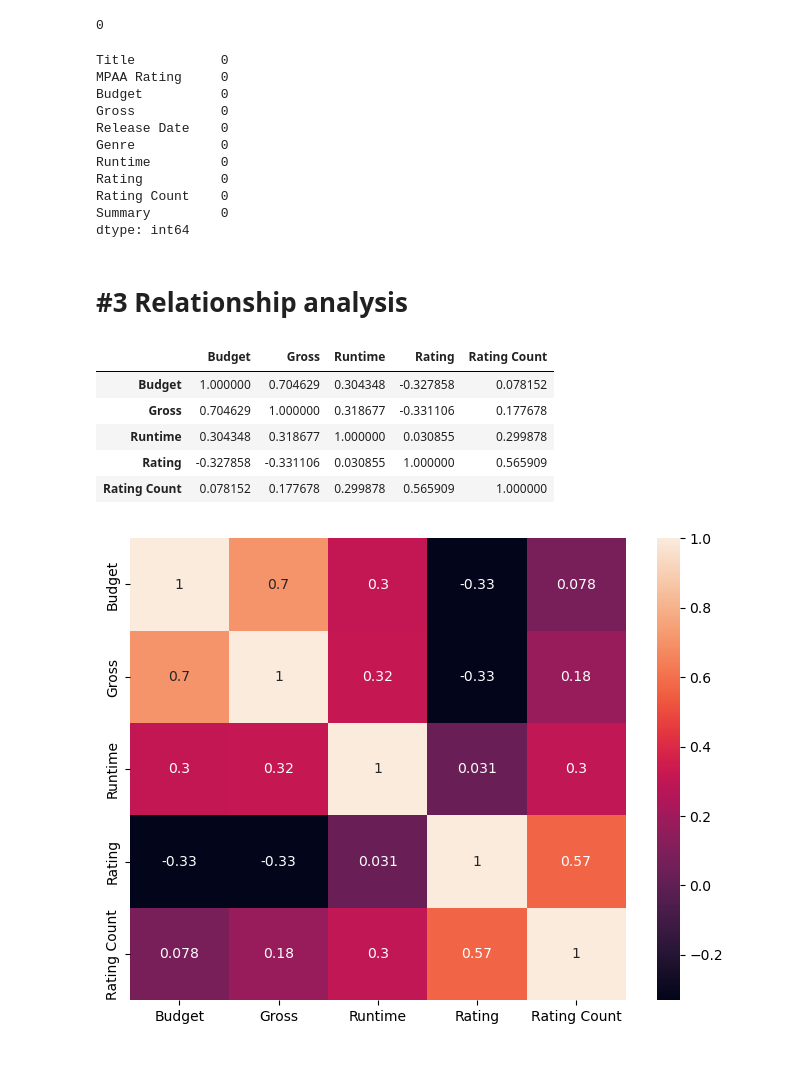
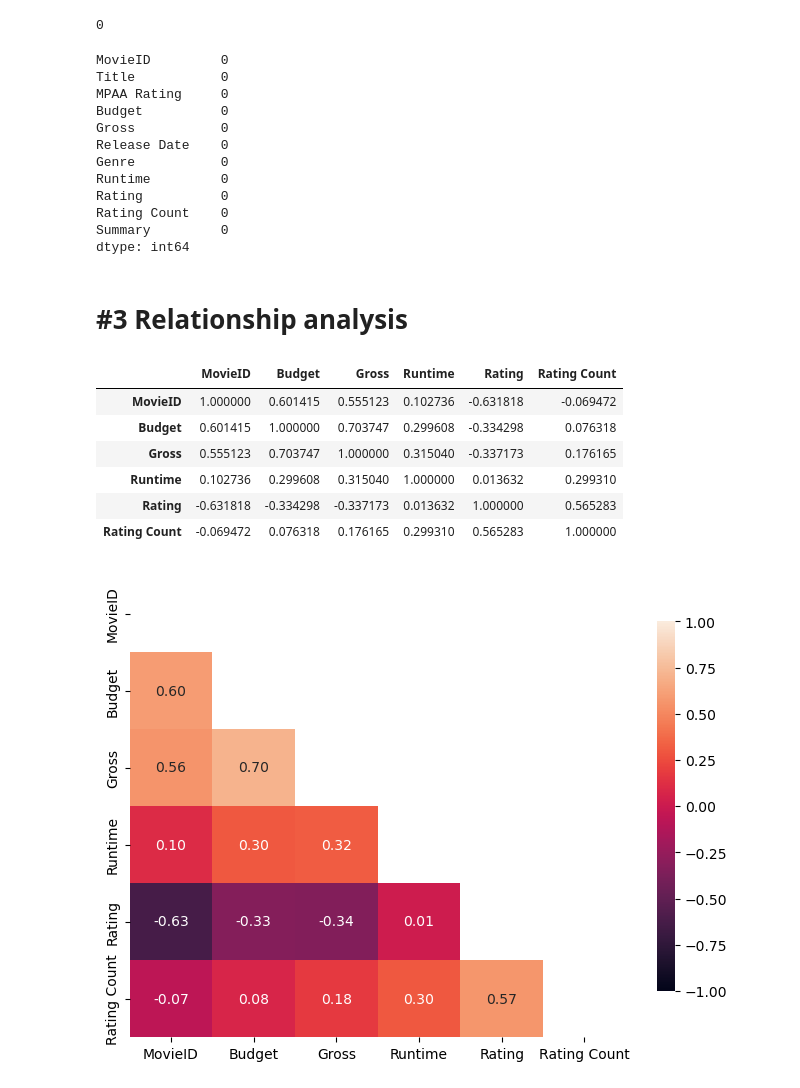
Before and after one commit to MarjilaRahmaty/movies-analysis, a Jupyter notebook: moive_EDA.ipynb, the cells around one changed output. Saved outputs shown, nothing was run; the diff lists cells and outputs as text; code cells hidden in the pictures; blank space fills up the shorter version.

```diff
--- a/moive_EDA.ipynb
+++ b/moive_EDA.ipynb
@@ -20,6 +21,8 @@ movie_df.head() # returns 10 first rows
 | 3 | 4 | Born on the Fourth of July | R | 14000000.0 | 161001698.0 | 1989-12-20 | War | 145.0 | 7.2 | ... |
 | 4 | 5 | Field of Dreams | PG | 15000000.0 | 84431625.0 | 1989-04-21 | Drama | 107.0 | 7.5 | ... |
 # %%
-movie_df.tail() # returns 10 last rows
+
+movie_df = movie_df.drop(labels=615 , axis= 0)
+movie_df.tail()  # returns 10 last rows
 # %% [output]
 |  | MovieID | Title | MPAA Rating | Budget | Gross | Release Date | Genre | Runtime | Rating | ... |
@@ -73,5 +76,5 @@ Rating Count    479
 Summary         496
 dtype: int64
 # %%
-movie_df = movie_df.set_index('MovieID') # set movieID  as dataframe index
-movie_df.head(2) # returns only two rows
+#movie_df = movie_df.set_index('MovieID') # set movieID  as dataframe index
+#movie_df.head(2) # returns only two rows
@@ -132,6 +131,7 @@ movie_df.duplicated().sum() # returns us sum of the duplicated values
 movie_df = movie_df.fillna(0)
 movie_df.isna().sum()
 # %% [output]
+MovieID         0
 Title           0
 MPAA Rating     0
 Budget          0
@@ -149,15 +149,18 @@ dtype: int64
 movies = movie_df.corr()
 movies# returns the relationship of the columns with each others
 # %% [output]
-|  | Budget | Gross | Runtime | Rating | Rating Count |
-| Budget | 1.000000 | 0.704629 | 0.304348 | -0.327858 | 0.078152 |
-| Gross | 0.704629 | 1.000000 | 0.318677 | -0.331106 | 0.177678 |
-| Runtime | 0.304348 | 0.318677 | 1.000000 | 0.030855 | 0.299878 |
-| Rating | -0.327858 | -0.331106 | 0.030855 | 1.000000 | 0.565909 |
-| Rating Count | 0.078152 | 0.177678 | 0.299878 | 0.565909 | 1.000000 |
+|  | MovieID | Budget | Gross | Runtime | Rating | Rating Count |
+| MovieID | 1.000000 | 0.601415 | 0.555123 | 0.102736 | -0.631818 | -0.069472 |
+| Budget | 0.601415 | 1.000000 | 0.703747 | 0.299608 | -0.334298 | 0.076318 |
+| Gross | 0.555123 | 0.703747 | 1.000000 | 0.315040 | -0.337173 | 0.176165 |
+| Runtime | 0.102736 | 0.299608 | 0.315040 | 1.000000 | 0.013632 | 0.299310 |
+| Rating | -0.631818 | -0.334298 | -0.337173 | 0.013632 | 1.000000 | 0.565283 |
+| Rating Count | -0.069472 | 0.076318 | 0.176165 | 0.299310 | 0.565283 | 1.000000 |
 # %%
 plt.figure(figsize=(8,6))
-sns.heatmap(movies, xticklabels=movies.columns, yticklabels=movies.columns, annot=True)
+mask = np.triu(movies)
+sns.heatmap(movies, xticklabels=movies.columns, yticklabels=movies.columns, annot=True, mask = mask,fmt=".2f",
+           vmin=-1, vmax=1, cbar_kws={"shrink": .8})
 plt.show()
 # %% [output]
-[figure, old version]
+[figure, new version]
```
Also changed, not shown: parts of 12 cells of this notebook.
